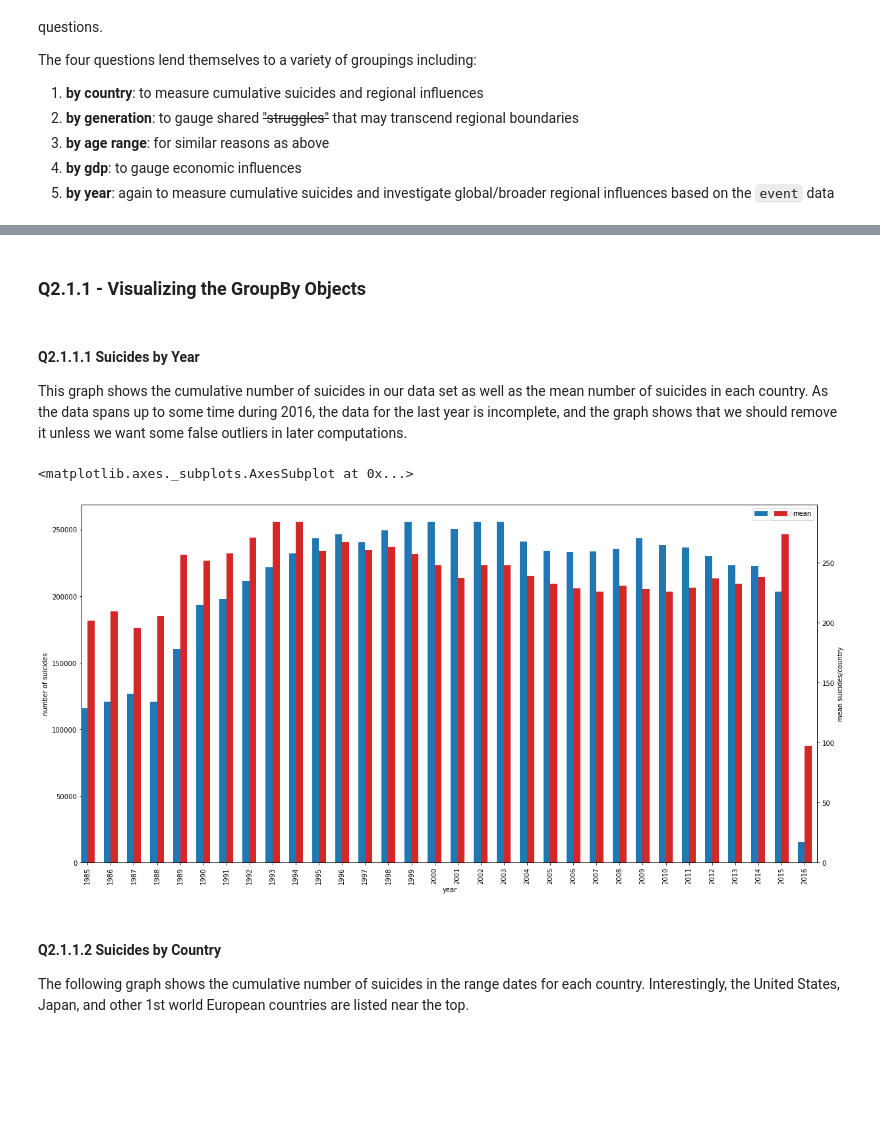
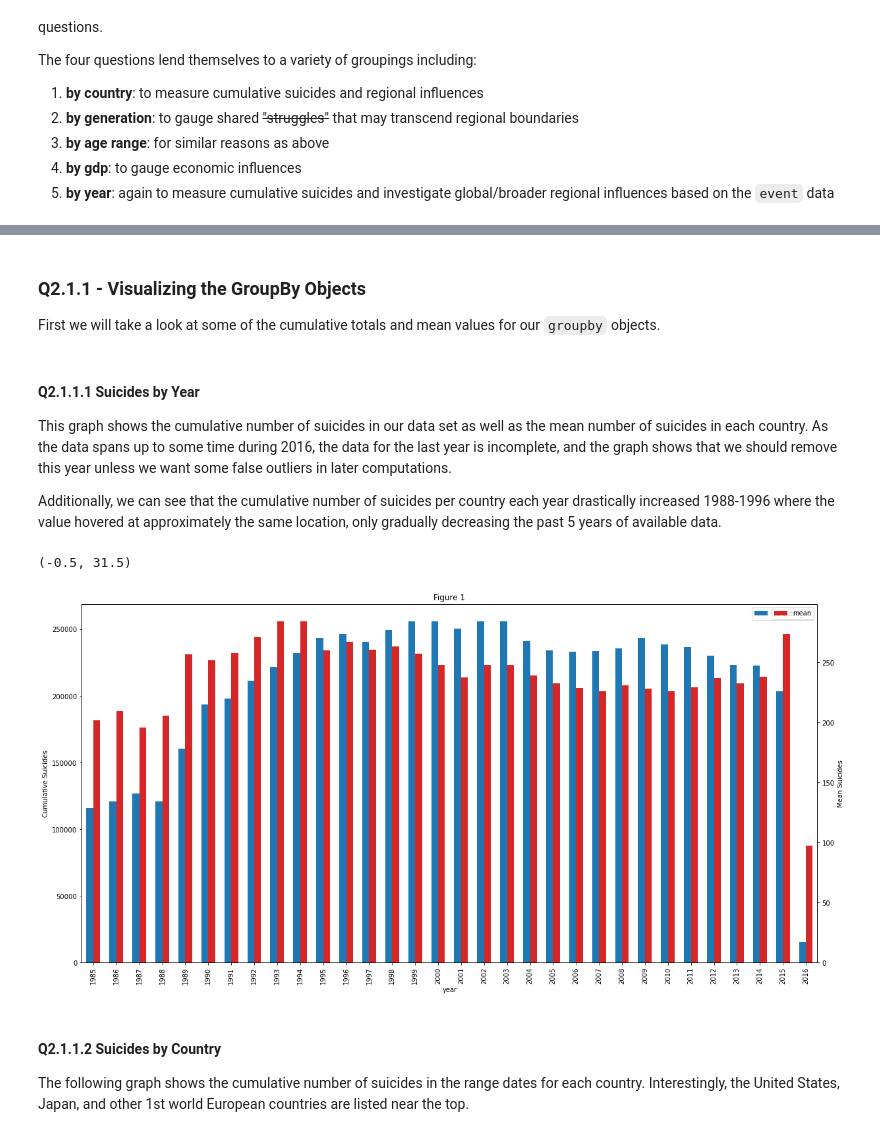
Before and after one commit to MurphyPone/CS-3654-final, a Jupyter notebook: Project2.ipynb, the cells around one changed output, grey strips where cells are left out. Saved outputs shown, nothing was run; the diff lists cells and outputs as text; code cells hidden in the pictures; blank space fills up the shorter version.

```diff
--- a/Project2.ipynb
+++ b/Project2.ipynb
@@ -344,26 +345,33 @@ Now that we have our data organized just so, we can perform some initial visuali
 - in the subconclusion for Q2 start to develop our own criteria: combination of generation, age range, gdp
 # %% [markdown]
 ### Q2.1.1 - Visualizing the GroupBy Objects
+First we will take a look at some of the cumulative totals and mean values for our `groupby` objects.
 # %% [markdown]
 #### Q2.1.1.1 Suicides by Year
-This graph shows the cumulative number of suicides in our data set as well as the mean number of suicides in each country. As the data spans up to some time during 2016, the data for the last year is incomplete, and the graph shows that we should remove it unless we want some false outliers in later computations.
+This graph shows the cumulative number of suicides in our data set as well as the mean number of suicides in each country. As the data spans up to some time during 2016, the data for the last year is incomplete, and the graph shows that we should remove this year unless we want some false outliers in later computations.
+
+Additionally, we can see that the cumulative number of suicides per country each year drastically increased 1988-1996 where the value hovered at approximately the same location, only gradually decreasing the past 5 years of available data.
 # %%
 fig, ax = plt.subplots()
-ax.set_xlabel('year')
-ax.set_ylabel('number of suicides')
+plt.title('Figure 1')
+ax.set_xlabel('Year')
+ax.set_ylabel('Cumulative Suicides')
 ax2 = ax.twinx()
-ax2.set_ylabel('mean suicides/country')
+ax2.set_ylabel('Mean Suicides')
 
-df_data_by_year = pd.DataFrame(data_by_year['suicides_no'].sum())
-df_data_by_year['year'] = df_data_by_year.index
-df_data_by_year['mean'] = data_by_year['suicides_no'].mean()
+df_by_year = pd.DataFrame(data_by_year['suicides_no'].sum())
+df_by_year['year'] = df_by_year.index
+df_by_year['mean'] = data_by_year['suicides_no'].mean()
 
-df_data_by_year.plot.bar(x='year', y='suicides_no', ax=ax, color='tab:blue', width=0.3, position=1, figsize=(20,10))
-df_data_by_year.plot.bar(x='year', y='mean', ax=ax2, color='tab:red', width=0.3, position=0, figsize=(20,10))
+# TODO, want mean to be a line cutting through the blue bars
+
+df_by_year.plot.bar(x='year', y='suicides_no', ax=ax, color='tab:blue', width=0.3, position=1, figsize=(20,10))
+df_by_year.plot.bar(x='year', y='mean', ax=ax2, color='tab:red', width=0.3, position=0, figsize=(20,10))
+plt.xlim(-0.5,31.5)
 # https://stackoverflow.com/questions/5484922/secondary-axis-with-twinx-how-to-add-to-legend
 # %% [output]
-<matplotlib.axes._subplots.AxesSubplot at 0x...>
+(-0.5, 31.5)
-[figure, old version]
+[figure, new version]
 # %% [markdown]
 #### Q2.1.1.2  Suicides by Country
 The following graph shows the cumulative number of suicides in the range dates for each country. Interestingly, the United States, Japan, and other 1st world European countries are listed near the top.
```
Also changed, not shown: parts of 28 cells of this notebook.
